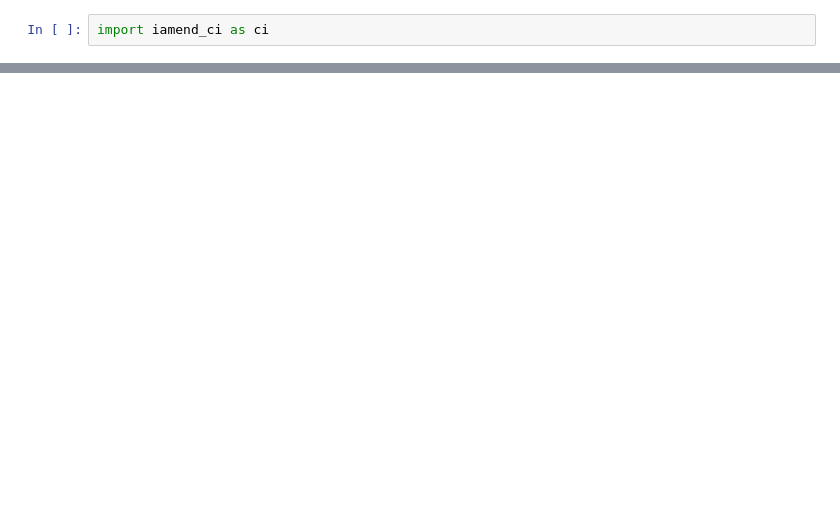
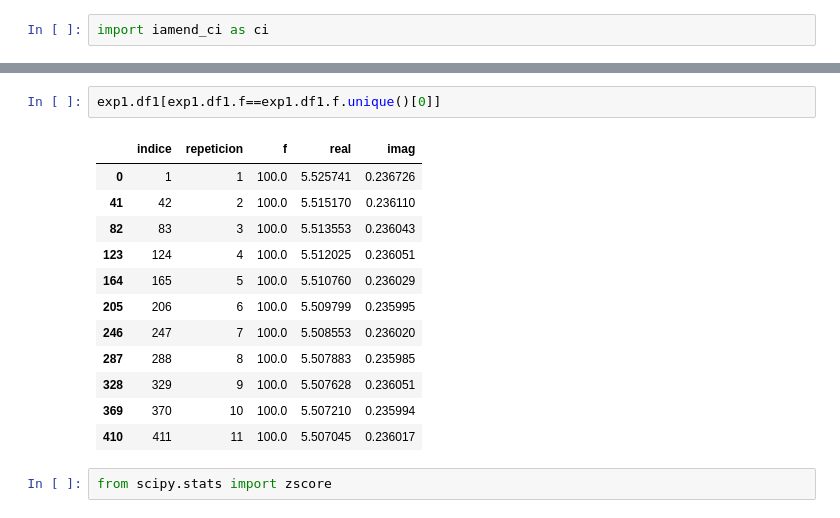
Before and after one commit to carabedo/iamend_test, a Jupyter notebook: test iamend 23.ipynb, the cells around one changed output, grey strips where cells are left out. Cells and saved outputs as stored; diff of their text form; blank space fills up the shorter version.

```diff
--- a/test iamend 23.ipynb
+++ b/test iamend 23.ipynb
@@ -51,0 +169,17 @@ px.line(exp1.dznorm,x='f',y='imag',color='muestra',log_x=True)
+# %%
+exp1.df1[exp1.df1.f==exp1.df1.f.unique()[0]]
+# %% [output]
+|  | indice | repeticion | f | real | imag |
+| 0 | 1 | 1 | 100.0 | 5.525741 | 0.236726 |
+| 41 | 42 | 2 | 100.0 | 5.515170 | 0.236110 |
+| 82 | 83 | 3 | 100.0 | 5.513553 | 0.236043 |
+| 123 | 124 | 4 | 100.0 | 5.512025 | 0.236051 |
+| 164 | 165 | 5 | 100.0 | 5.510760 | 0.236029 |
+| 205 | 206 | 6 | 100.0 | 5.509799 | 0.235995 |
+| 246 | 247 | 7 | 100.0 | 5.508553 | 0.236020 |
+| 287 | 288 | 8 | 100.0 | 5.507883 | 0.235985 |
+| 328 | 329 | 9 | 100.0 | 5.507628 | 0.236051 |
+| 369 | 370 | 10 | 100.0 | 5.507210 | 0.235994 |
+| 410 | 411 | 11 | 100.0 | 5.507045 | 0.236017 |
+# %%
+from scipy.stats import zscore
```
Also changed, not shown: parts of 26 cells of this notebook, 4 other files.
